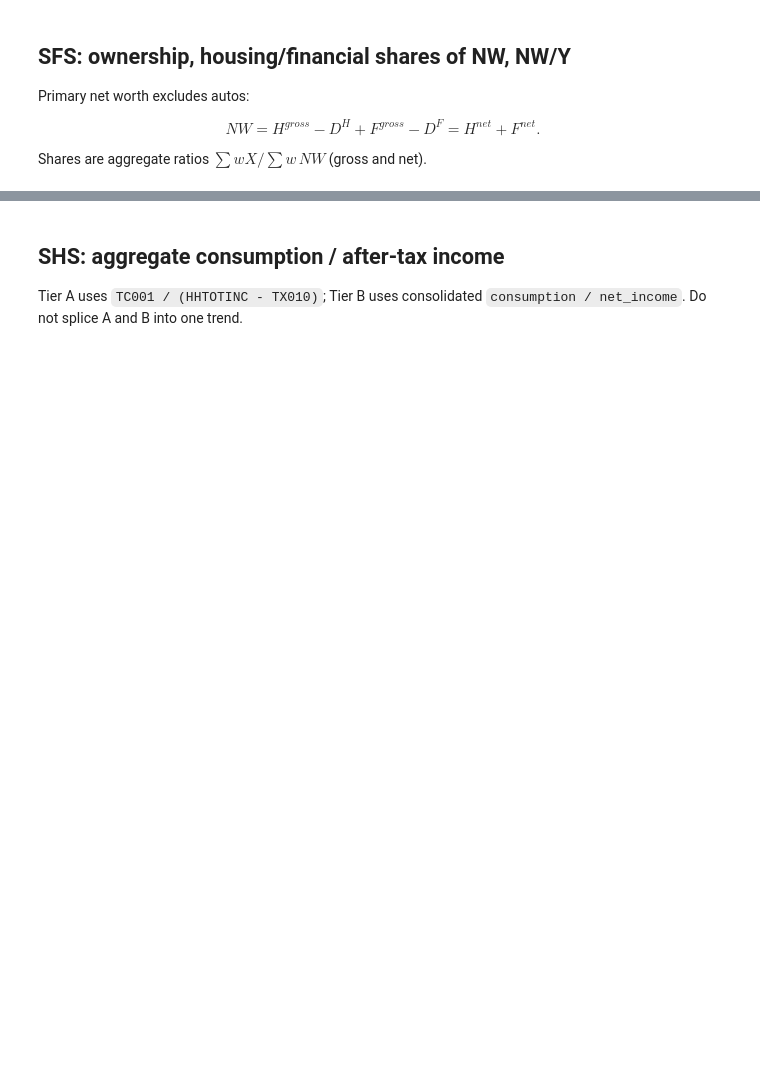
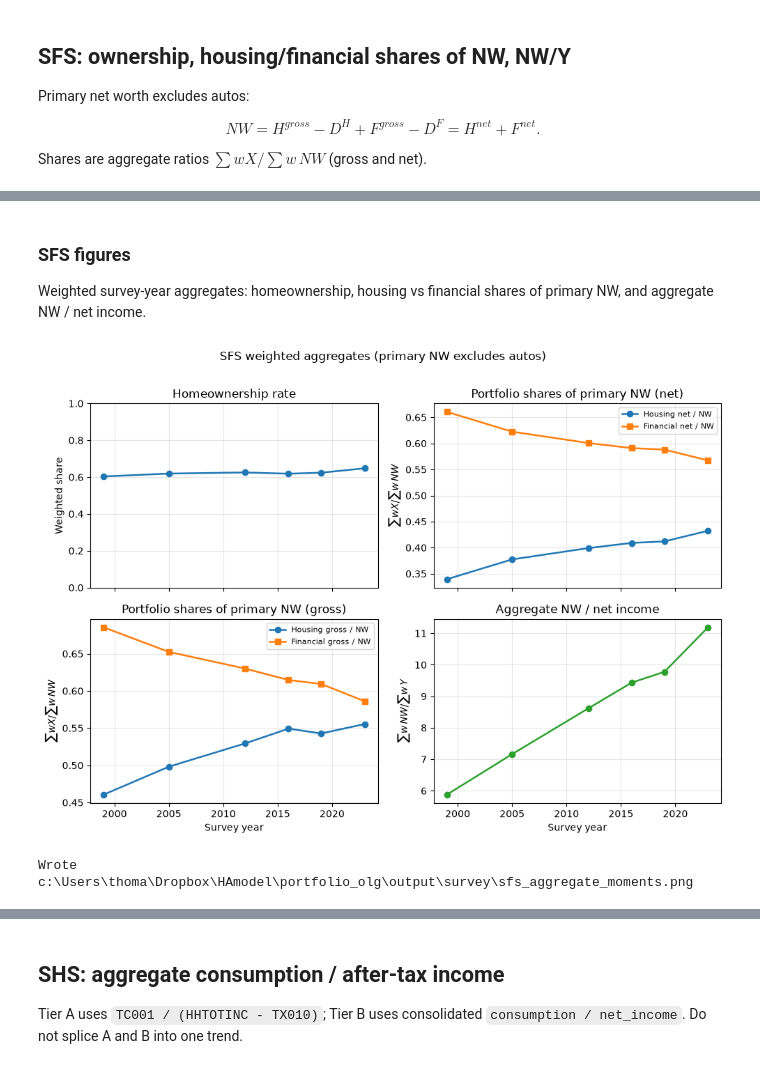
Before and after one commit to TomcatPcat/ha_relativehousingrisk, a Jupyter notebook: portfolio_olg/notebooks/03_sfs_shs_moments.ipynb, the cells around one changed output, grey strips where cells are left out. Saved outputs shown, nothing was run; the diff lists cells and outputs as text; code cells hidden in the pictures; blank space fills up the shorter version.

```diff
--- a/portfolio_olg/notebooks/03_sfs_shs_moments.ipynb
+++ b/portfolio_olg/notebooks/03_sfs_shs_moments.ipynb
@@ -47,0 +70,43 @@ sfs_m.to_csv(out / "sfs_aggregate_moments.csv", index=False)
+# %% [markdown]
+### SFS figures
+
+Weighted survey-year aggregates: homeownership, housing vs financial shares of primary NW, and aggregate NW / net income.
+# %%
+fig, axes = plt.subplots(2, 2, figsize=(10, 7), sharex=True)
+m = sfs_m.sort_values("year")
+
+axes[0, 0].plot(m["year"], m["homeownership"], marker="o", lw=1.8)
+axes[0, 0].set_title("Homeownership rate")
+axes[0, 0].set_ylabel("Weighted share")
+axes[0, 0].set_ylim(0, 1)
+axes[0, 0].grid(True, alpha=0.3)
+
+axes[0, 1].plot(m["year"], m["housing_share_net"], marker="o", lw=1.8, label="Housing net / NW")
+axes[0, 1].plot(m["year"], m["financial_share_net"], marker="s", lw=1.8, label="Financial net / NW")
+axes[0, 1].set_title("Portfolio shares of primary NW (net)")
+axes[0, 1].set_ylabel(r"$\sum w X / \sum w\, NW$")
+axes[0, 1].legend(fontsize=8)
+axes[0, 1].grid(True, alpha=0.3)
+
+axes[1, 0].plot(m["year"], m["housing_share_gross"], marker="o", lw=1.8, label="Housing gross / NW")
+axes[1, 0].plot(m["year"], m["financial_share_gross"], marker="s", lw=1.8, label="Financial gross / NW")
+axes[1, 0].set_title("Portfolio shares of primary NW (gross)")
+axes[1, 0].set_xlabel("Survey year")
+axes[1, 0].set_ylabel(r"$\sum w X / \sum w\, NW$")
+axes[1, 0].legend(fontsize=8)
+axes[1, 0].grid(True, alpha=0.3)
+
+axes[1, 1].plot(m["year"], m["nw_to_netincome"], marker="o", lw=1.8, color="C2")
+axes[1, 1].set_title("Aggregate NW / net income")
+axes[1, 1].set_xlabel("Survey year")
+axes[1, 1].set_ylabel(r"$\sum w\, NW / \sum w\, Y$")
+axes[1, 1].grid(True, alpha=0.3)
+
+fig.suptitle("SFS weighted aggregates (primary NW excludes autos)", y=1.01)
+fig.tight_layout()
+fig.savefig(out / "sfs_aggregate_moments.png", dpi=140, bbox_inches="tight")
+plt.show()
+print("Wrote", out / "sfs_aggregate_moments.png")
+# %% [output]
+[figure, added]
+Wrote c:\Users\thoma\Dropbox\HAmodel\portfolio_olg\output\survey\sfs_aggregate_moments.png
```
Also changed, not shown: parts of 8 cells of this notebook, 4 other files.
